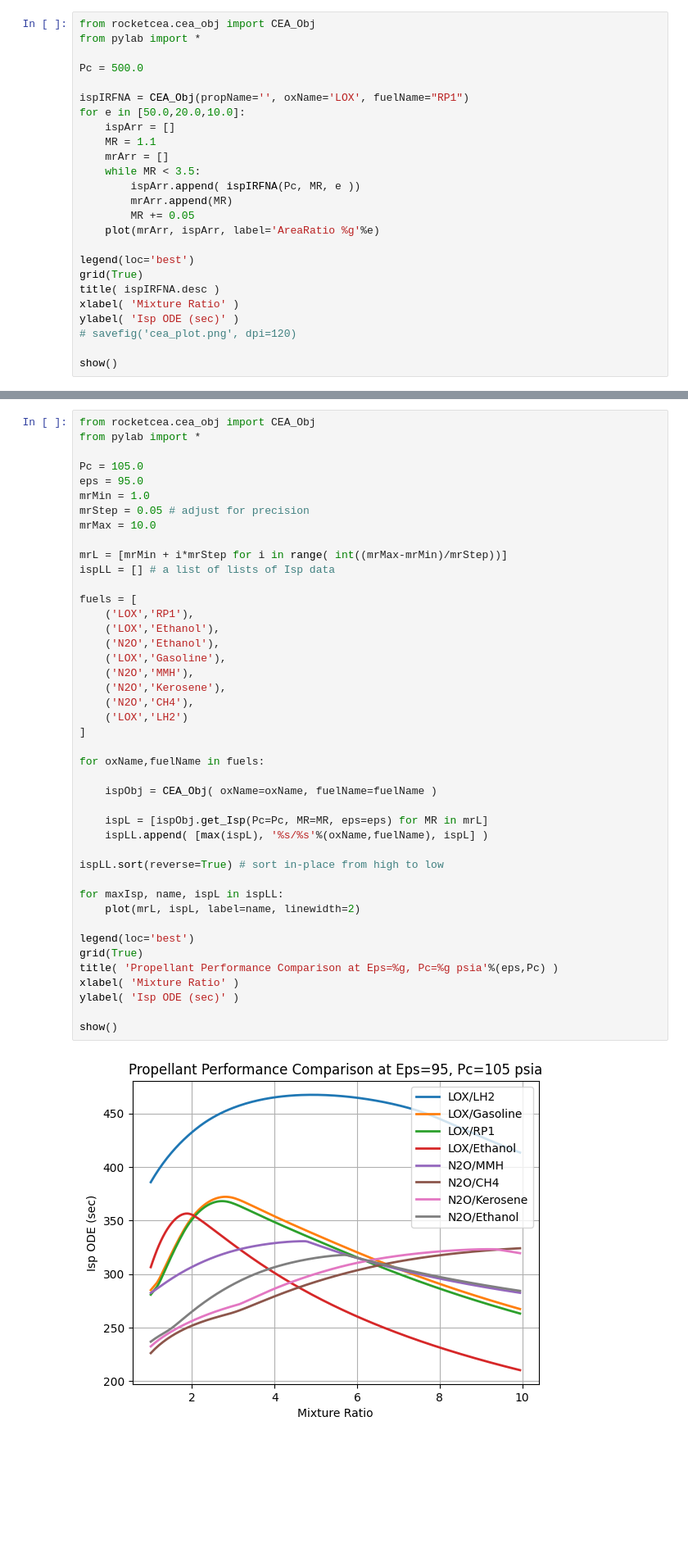
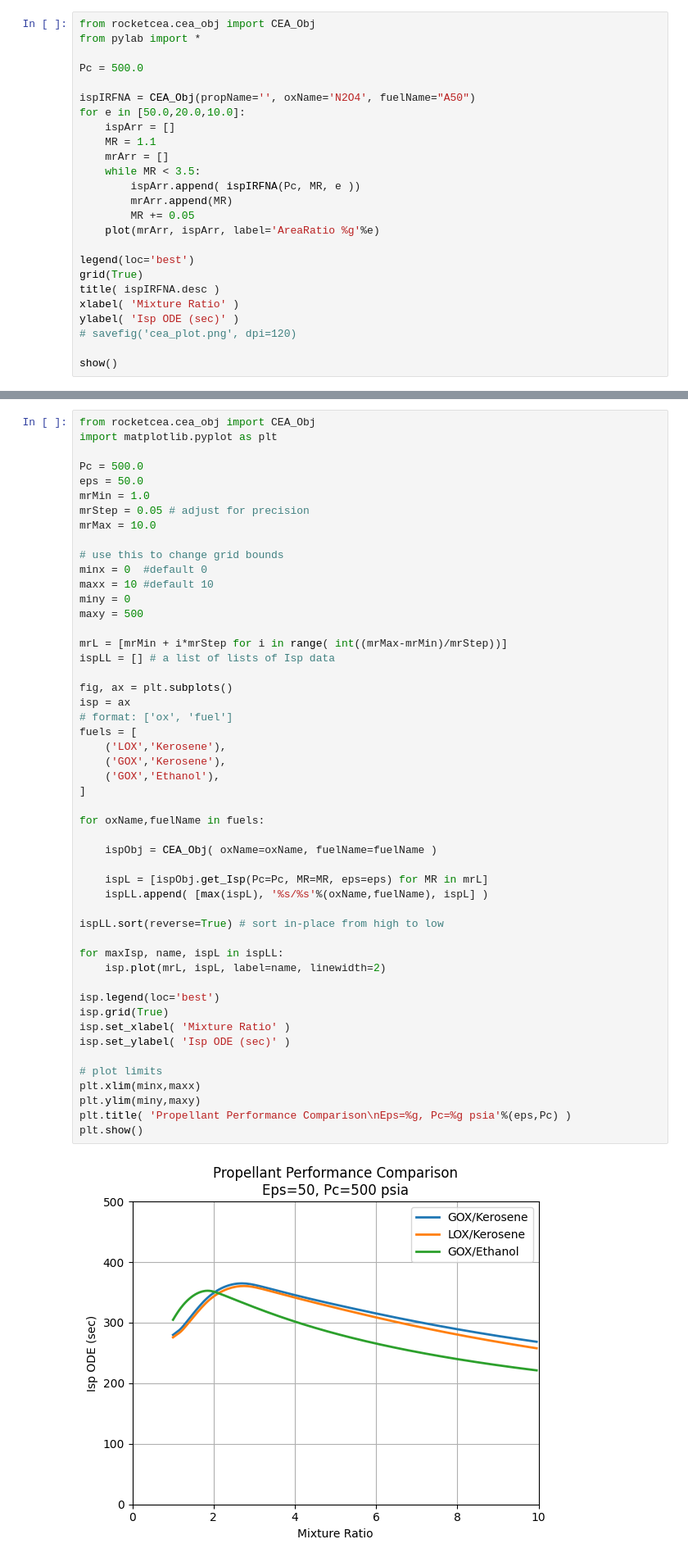
Before and after one commit to 2d1ff1cult/UNLV_SEDS_SPARK2, a Jupyter notebook: SPARK2_RocketCEA.ipynb, the cells around one changed output, grey strips where cells are left out. Shown at 82% size. Cells and saved outputs as stored; diff of their text form; blank space fills up the shorter version.

```diff
--- a/SPARK2_RocketCEA.ipynb
+++ b/SPARK2_RocketCEA.ipynb
@@ -69,7 +123,7 @@ from pylab import *
 
 Pc = 500.0
 
-ispIRFNA = CEA_Obj(propName='', oxName='LOX', fuelName="RP1")
+ispIRFNA = CEA_Obj(propName='', oxName='N2O4', fuelName="A50")
 for e in [50.0,20.0,10.0]:
     ispArr = []
     MR = 1.1
@@ -95,46 +149,53 @@ show()
 # %%
 from rocketcea.cea_obj import CEA_Obj
-from pylab import *
+import matplotlib.pyplot as plt
 
-Pc = 105.0
-eps = 95.0
+Pc = 500.0
+eps = 50.0
 mrMin = 1.0
 mrStep = 0.05 # adjust for precision
 mrMax = 10.0
 
+# use this to change grid bounds
+minx = 0  #default 0
+maxx = 10 #default 10
+miny = 0
+maxy = 500
+
 mrL = [mrMin + i*mrStep for i in range( int((mrMax-mrMin)/mrStep))]
 ispLL = [] # a list of lists of Isp data
 
+fig, ax = plt.subplots()
+isp = ax
+# format: ['ox', 'fuel']
 fuels = [
-    ('LOX','RP1'),
-    ('LOX','Ethanol'),
-    ('N2O','Ethanol'),
-    ('LOX','Gasoline'),
-    ('N2O','MMH'),
-    ('N2O','Kerosene'),
-    ('N2O','CH4'),
-    ('LOX','LH2')
+    ('LOX','Kerosene'),
+    ('GOX','Kerosene'),
+    ('GOX','Ethanol'),
 ]
 
 for oxName,fuelName in fuels:
 
     ispObj = CEA_Obj( oxName=oxName, fuelName=fuelName )
 
     ispL = [ispObj.get_Isp(Pc=Pc, MR=MR, eps=eps) for MR in mrL]
     ispLL.append( [max(ispL), '%s/%s'%(oxName,fuelName), ispL] )
 
 ispLL.sort(reverse=True) # sort in-place from high to low
 
 for maxIsp, name, ispL in ispLL:
-    plot(mrL, ispL, label=name, linewidth=2)
+    isp.plot(mrL, ispL, label=name, linewidth=2)
 
-legend(loc='best')
-grid(True)
-title( 'Propellant Performance Comparison at Eps=%g, Pc=%g psia'%(eps,Pc) )
-xlabel( 'Mixture Ratio' )
-ylabel( 'Isp ODE (sec)' )
+isp.legend(loc='best')
+isp.grid(True)
+isp.set_xlabel( 'Mixture Ratio' )
+isp.set_ylabel( 'Isp ODE (sec)' )
 
-show()
+# plot limits
+plt.xlim(minx,maxx)
+plt.ylim(miny,maxy)
+plt.title( 'Propellant Performance Comparison\nEps=%g, Pc=%g psia'%(eps,Pc) )
+plt.show()
 # %% [output]
-[figure, old version]
+[figure, new version]
 # %% [markdown]
```
Also changed, not shown: parts of 34 cells of this notebook.
